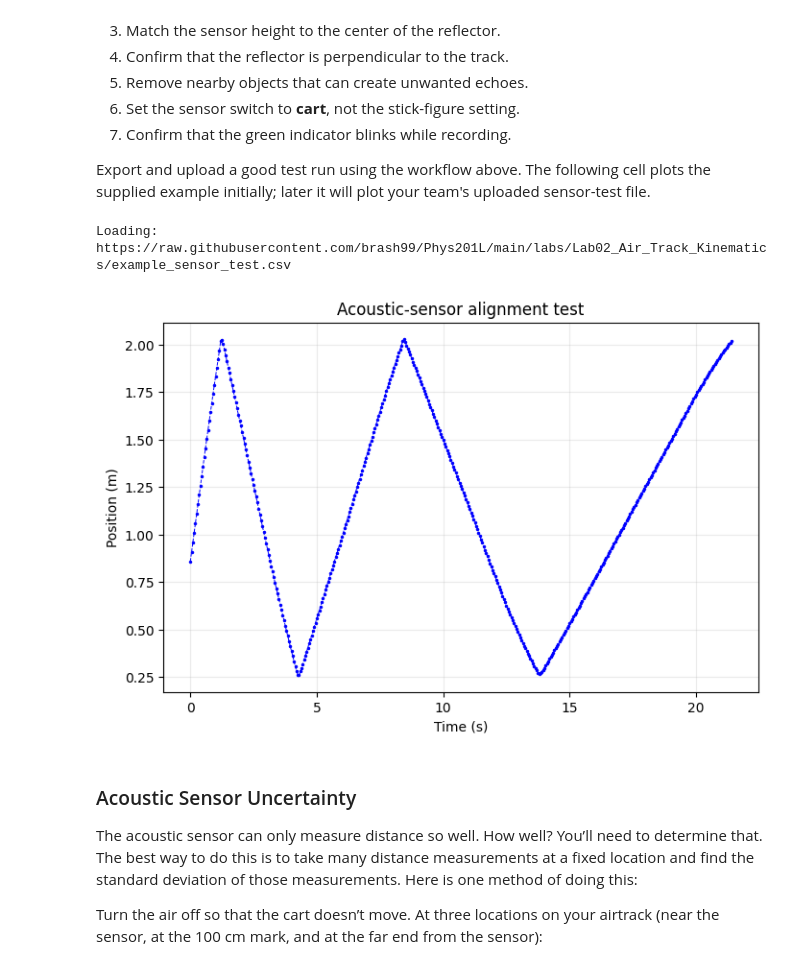
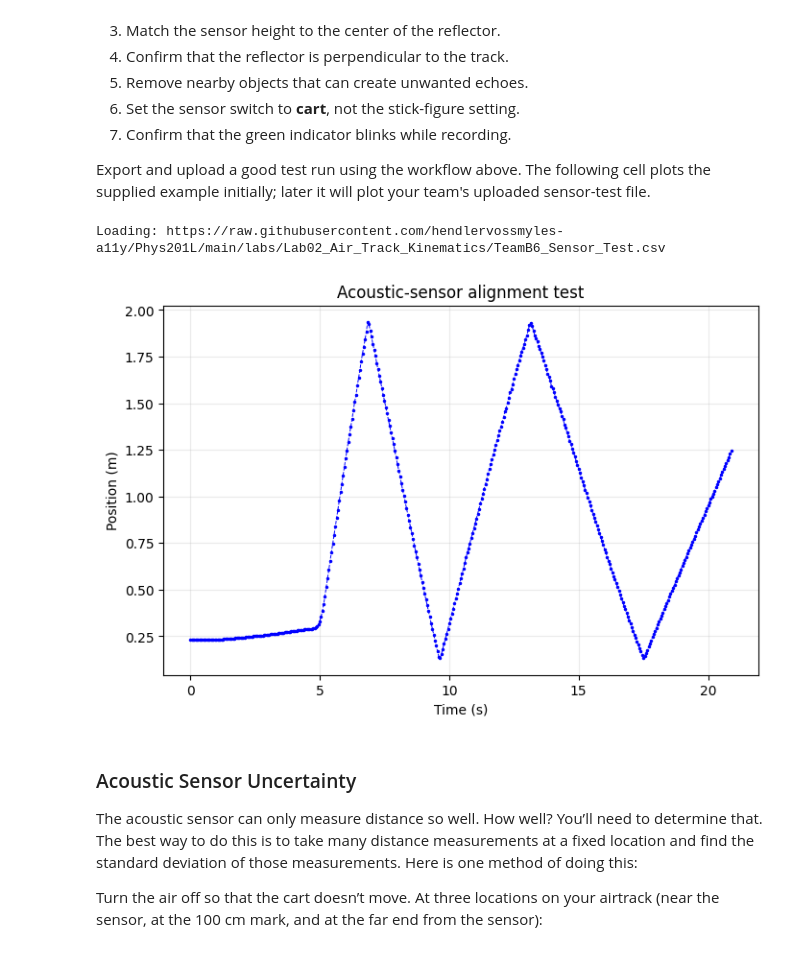
Before and after one commit to hendlervossmyles-a11y/Phys201L, a Jupyter notebook: labs/Lab02_Air_Track_Kinematics/Lab02_Air_Track_Kinematics.ipynb, the cells around one changed output. Cells and saved outputs as stored; diff of their text form; code cells hidden in the pictures.

```diff
--- a/labs/Lab02_Air_Track_Kinematics/Lab02_Air_Track_Kinematics.ipynb
+++ b/labs/Lab02_Air_Track_Kinematics/Lab02_Air_Track_Kinematics.ipynb
@@ -185,7 +185,7 @@ from scipy.optimize import curve_fit
 # ---------- TEAM CONFIGURATION ----------
 # Leave True while checking the supplied example. Change to False after your
 # team's CSV files have been uploaded to the Lab 2 directory in your fork.
-USE_EXAMPLE_DATA = True
+USE_EXAMPLE_DATA = False
 
 GITHUB_OWNER = "hendlervossmyles-a11y"
 REPOSITORY = "Phys201L"
@@ -230,37 +230,37 @@ def linear_fit(x, y, sigma, xmin, xmax):
     plt.plot(grid, model(grid, *pars), 'r-', label='Linear fit')
     return pars[0], pars[1], errors[0], errors[1]
 
 def quadratic_fit(x, y, sigma, xmin, xmax):
     x, y, sigma = finite_interval(x, y, sigma, xmin, xmax)
     model = lambda t, A, B, C: A*t**2 + B*t + C
     pars, cov = curve_fit(model, x, y, sigma=sigma, absolute_sigma=True)
     errors = np.sqrt(np.diag(cov))
     grid = np.linspace(x.min(), x.max(), 300)
     plt.plot(grid, model(grid, *pars), 'g-', label='Quadratic fit')
     return (*pars, *errors)
 
 def constant_fit(x, y, sigma, xmin, xmax):
     x, y, sigma = finite_interval(x, y, sigma, xmin, xmax)
     weights = 1/sigma**2
     mean = np.sum(weights*y)/np.sum(weights)
     uncertainty = np.sqrt(1/np.sum(weights))
     plt.axhline(mean, color='r', label='Weighted mean')
     return mean, uncertainty
 
 # Sensor-test example
 sensor_df = load_lab_csv('example_sensor_test.csv', SENSOR_FILE)
-sensor_time = sensor_df['Time (s) Run #1'].to_numpy(dtype=float)
-sensor_position = sensor_df['Position (m) Run #1'].to_numpy(dtype=float)
+sensor_time = sensor_df['Time (s) Run #2'].to_numpy(dtype=float)
+sensor_position = sensor_df['Position (m) Run #2'].to_numpy(dtype=float)
 
 fig, ax = plt.subplots(figsize=(8, 5))
 ax.plot(sensor_time, sensor_position, 'b.', markersize=3)
 ax.plot(sensor_time, sensor_position, 'b--', linewidth=0.7)
 ax.set(xlabel='Time (s)', ylabel='Position (m)', title='Acoustic-sensor alignment test')
 ax.grid(alpha=0.25)
 plt.show()
 # %% [output]
-Loading: https://raw.githubusercontent.com/brash99/Phys201L/main/labs/Lab02_Air_Track_Kinematics/example_sensor_test.csv
+Loading: https://raw.githubusercontent.com/hendlervossmyles-a11y/Phys201L/main/labs/Lab02_Air_Track_Kinematics/TeamB6_Sensor_Test.csv
-[figure, old version]
+[figure, new version]
 # %% [markdown]
 ### Acoustic Sensor Uncertainty
 The acoustic sensor can only measure distance so well. How well? You’ll need to determine that. The best way to do this is to take many distance measurements at a fixed location and find the standard deviation of those measurements. Here is one method of doing this:
```
Also changed, not shown: parts of 5 cells of this notebook.
